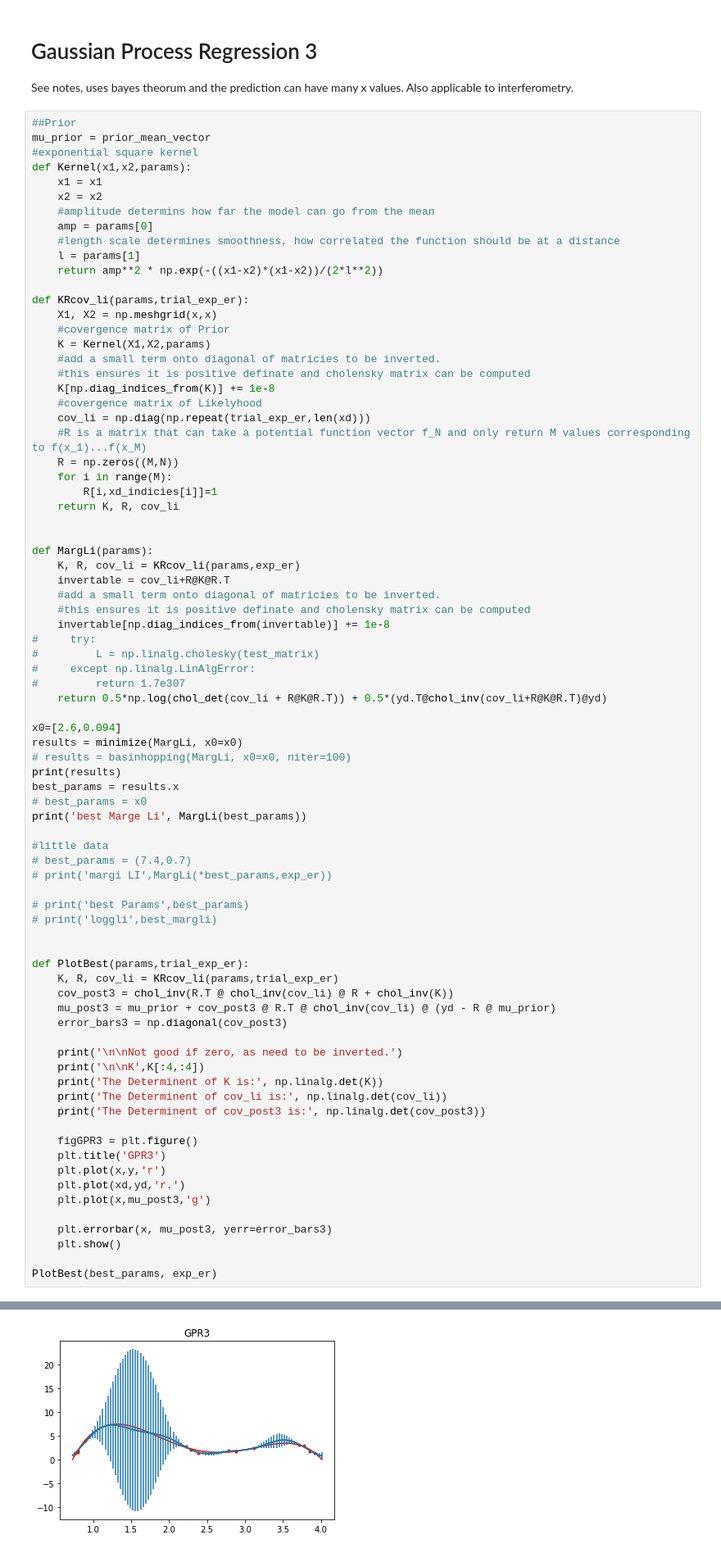
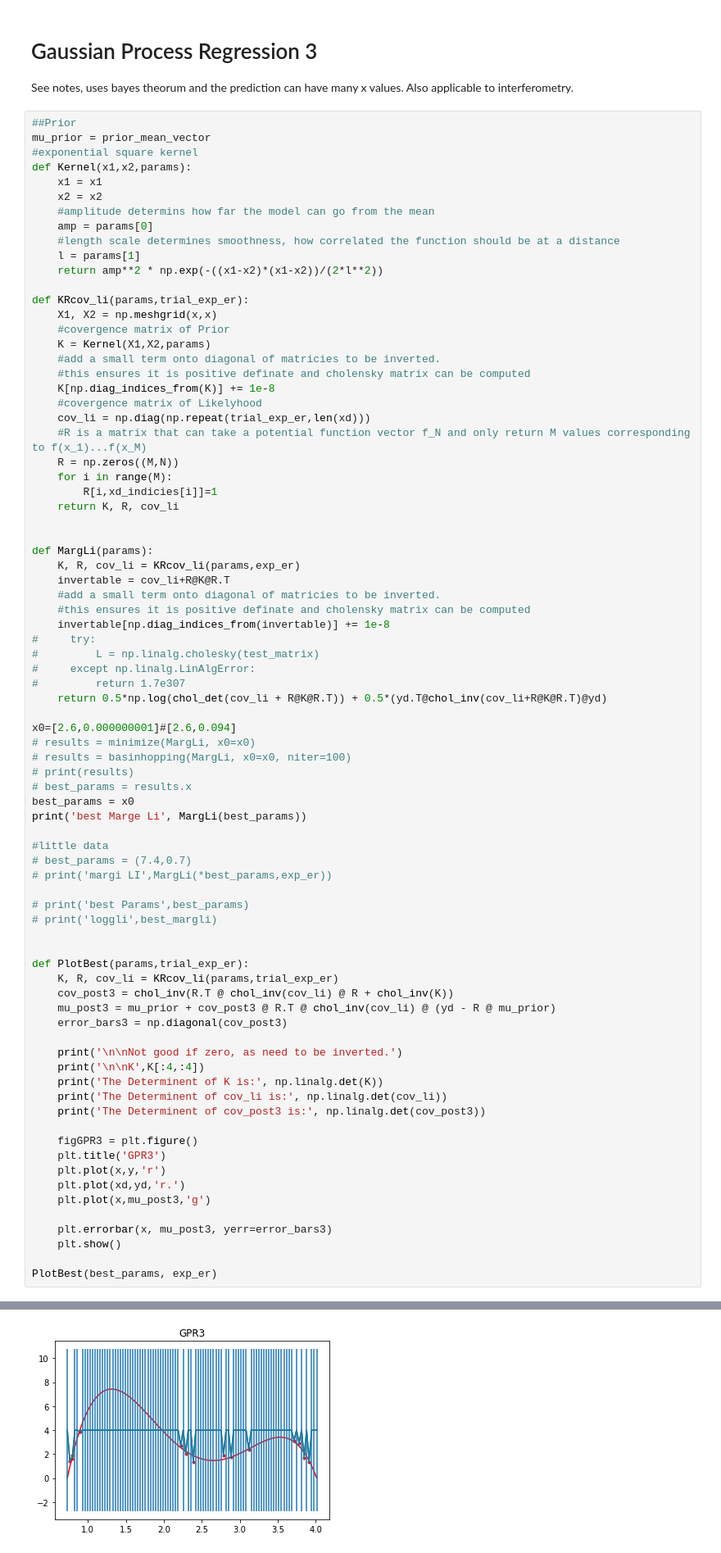
Before and after one commit to DanHarJor/Improving-Electron-Density-Profile-Inference-within-a-Tokamak-using-Bayesian-Techniques, a Jupyter notebook: Simple Regression Problem.ipynb, the cells around one changed output, grey strips where cells are left out. Shown at 82% size. Drawn from its saved outputs; the diff is of its cells as text.

```diff
--- a/Simple Regression Problem.ipynb
+++ b/Simple Regression Problem.ipynb
@@ -88,12 +88,12 @@ def MargLi(params):
 #         return 1.7e307
     return 0.5*np.log(chol_det(cov_li + R@K@R.T)) + 0.5*(yd.T@chol_inv(cov_li+R@K@R.T)@yd)
 
-x0=[2.6,0.094]
-results = minimize(MargLi, x0=x0)
+x0=[2.6,0.000000001]#[2.6,0.094]
+# results = minimize(MargLi, x0=x0)
 # results = basinhopping(MargLi, x0=x0, niter=100)
-print(results)
-best_params = results.x
-# best_params = x0
+# print(results)
+# best_params = results.x
+best_params = x0
 print('best Marge Li', MargLi(best_params))
 
 #little data
@@ -147,4 +143,4 @@ The Determinent of cov_post3 is: 0.0
-[figure, old version]
+[figure, new version]
 # %%
 import optuna
 
```
Also changed, not shown: parts of 1 cell of this notebook, 1 other file.
